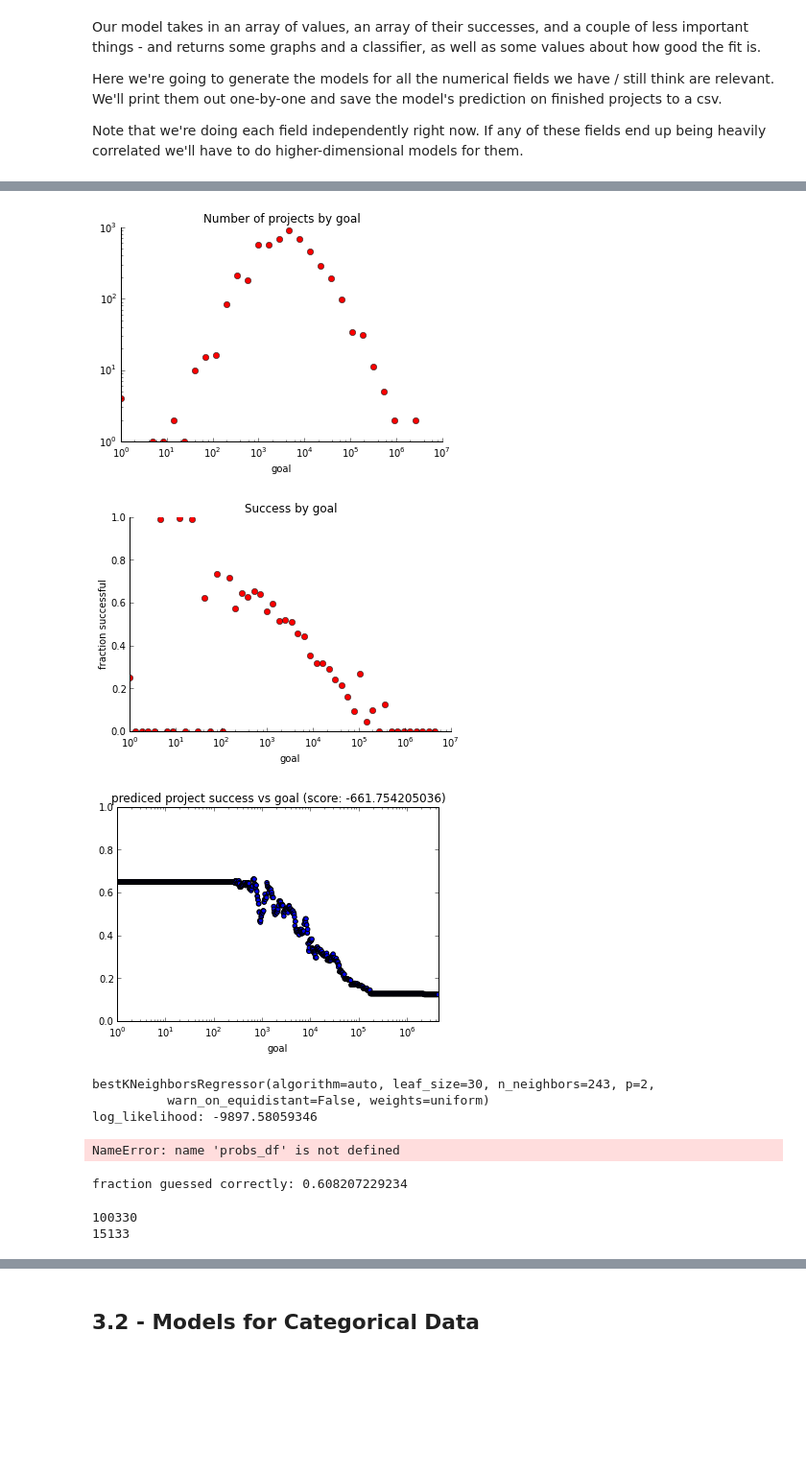
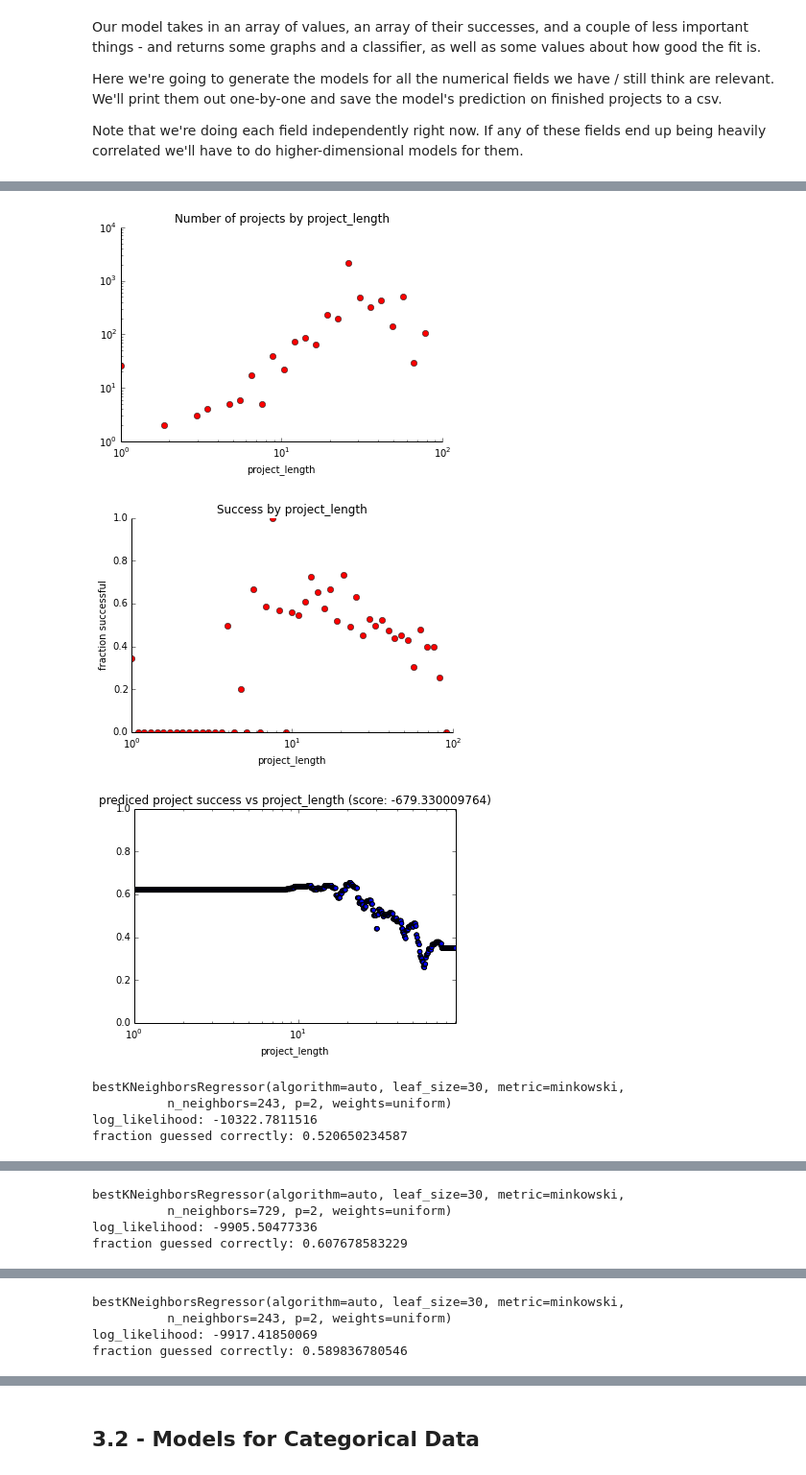
Before and after one commit to johnsturm/cs109, a Jupyter notebook: Process Book.ipynb, the cells around one changed output, grey strips where cells are left out. Shown at 96% size. Drawn from its saved outputs; the diff is of its cells as text; code cells hidden in the pictures; blank space fills up the shorter version.

```diff
--- a/Process Book.ipynb
+++ b/Process Book.ipynb
@@ -2553,7 +2553,7 @@ class SmoothingClassifier():
 def generate_classifiers():
     result = []
 
-    for k in [3**(n+1) for n in xrange(8)]:
+    for k in [3**(n+1) for n in xrange(6)]:      #xrange(8)]: sometimes these are the best models, but they take too long to run
         #Skip now
         #clf = SmoothingClassifier(k)
         #result.append(clf)
@@ -2701,10 +2699,6 @@ def log_values(string):
 # %%
-probs_df_train = pd.DataFrame({'blank' : train_projects['creator_id'].map(lambda x: 0)})
-
-column_names = ['project_length', 'goal', 'goal_dollars', 'title_length',
-                'blurb_length', 'percent_caps_in_title', 'percent_caps_in_blurb', 'avg_title_word_length']
-
-for col in ['goal']: #column_names:
+def run_numerical_model(col):
+    probs_df_train = pd.read_csv('sub_model_predictions.csv',index_col=0)
     num_prediction = numerical_model(
                                       train_numeric[col],
                                       train_numeric['successful'],
@@ -2716,20 +2710,4 @@ for col in ['goal']: #column_names:
                                       log_x = log_values(col),
                                       distr_log_y = True)
     probs_df_train[col] = num_prediction
-
-probs_df_train = probs_df_train.drop('blank', 1)
+    probs_df_train.to_csv('sub_model_predictions.csv')
-# %% [output]
-[figure, removed]
-[figure, removed]
-[figure, removed]
-bestKNeighborsRegressor(algorithm=auto, leaf_size=30, n_neighbors=243, p=2,
-          warn_on_equidistant=False, weights=uniform)
-log_likelihood: -9897.58059346
-NameError: name 'probs_df' is not defined
-fraction guessed correctly: 0.608207229234
-# %%
-print len(probs_df_train)
-print len(num_prediction)
-# %% [output]
-100330
-15133
@@ -2737,0 +2714,14 @@ probs_df_train.to_csv('sub_model_predictions.csv')
+# %%
+column_names = ['project_length', 'goal', 'goal_dollars','avg_title_word_length',
+                     'percent_caps_in_title', 'percent_caps_in_blurb','title_length','blurb_length']
+# %%
+for col in column_names:
+    run_numerical_model(col)
+# %% [output]
+[figure, added]
+[figure, added]
+[figure, added]
+bestKNeighborsRegressor(algorithm=auto, leaf_size=30, metric=minkowski,
+          n_neighbors=243, p=2, weights=uniform)
+log_likelihood: -10322.7811516
+fraction guessed correctly: 0.520650234587
@@ -2737,0 +2731,4 @@ probs_df_train.to_csv('sub_model_predictions.csv')
+bestKNeighborsRegressor(algorithm=auto, leaf_size=30, metric=minkowski,
+          n_neighbors=729, p=2, weights=uniform)
+log_likelihood: -9905.50477336
+fraction guessed correctly: 0.607678583229
@@ -2737,0 +2738,4 @@ probs_df_train.to_csv('sub_model_predictions.csv')
+bestKNeighborsRegressor(algorithm=auto, leaf_size=30, metric=minkowski,
+          n_neighbors=243, p=2, weights=uniform)
+log_likelihood: -9917.41850069
+fraction guessed correctly: 0.589836780546
```
Also changed, not shown: parts of 12 cells of this notebook, 1 other file.
